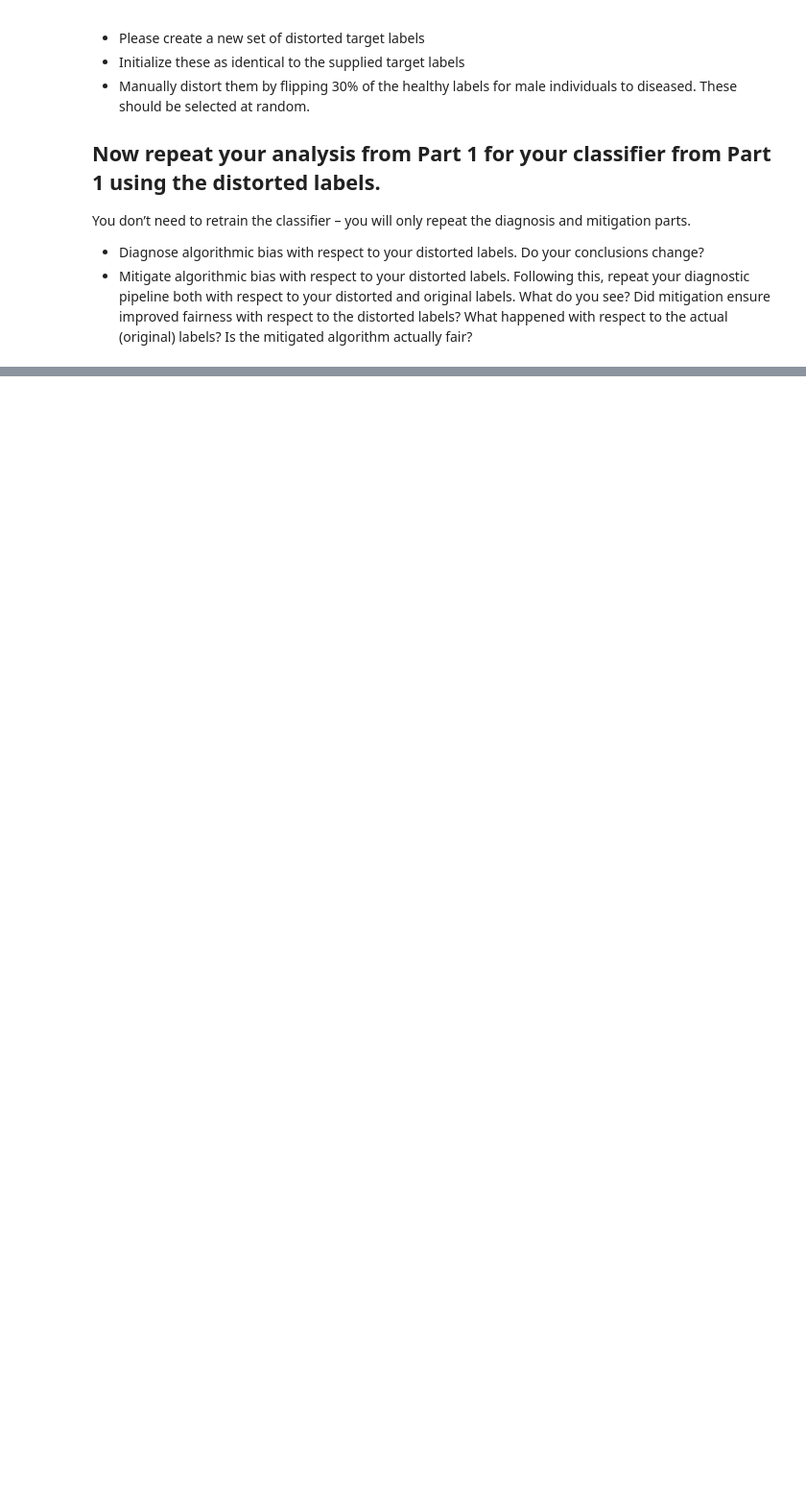
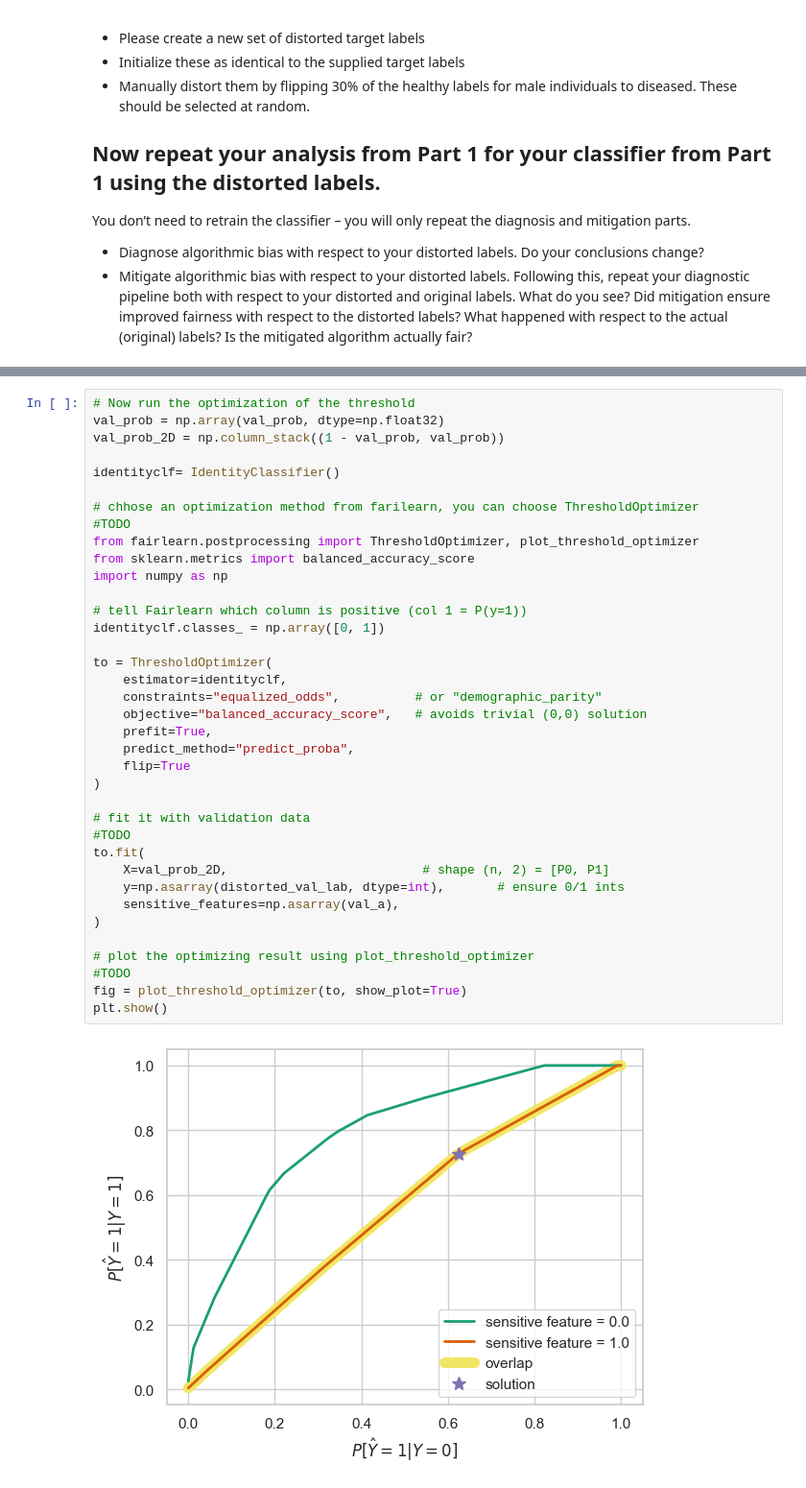
Before and after one commit to danielries/RAI_fairness_exercise, a Jupyter notebook: exercise.ipynb, the cells around one changed output, grey strips where cells are left out. Shown at 96% size. Cells and saved outputs as stored; diff of their text form; blank space fills up the shorter version.

```diff
--- a/exercise.ipynb
+++ b/exercise.ipynb
@@ -707,0 +847,39 @@ You don’t need to retrain the classifier – you will only repeat the diagnosi
+# %%
+# Now run the optimization of the threshold
+val_prob = np.array(val_prob, dtype=np.float32)
+val_prob_2D = np.column_stack((1 - val_prob, val_prob))
+
+identityclf= IdentityClassifier()
+
+# chhose an optimization method from farilearn, you can choose ThresholdOptimizer
+#TODO
+from fairlearn.postprocessing import ThresholdOptimizer, plot_threshold_optimizer
+from sklearn.metrics import balanced_accuracy_score
+import numpy as np
+
+# tell Fairlearn which column is positive (col 1 = P(y=1))
+identityclf.classes_ = np.array([0, 1])
+
+to = ThresholdOptimizer(
+    estimator=identityclf,
+    constraints="equalized_odds",          # or "demographic_parity"
+    objective="balanced_accuracy_score",   # avoids trivial (0,0) solution
+    prefit=True,
+    predict_method="predict_proba",
+    flip=True
+)
+
+# fit it with validation data
+#TODO
+to.fit(
+    X=val_prob_2D,                          # shape (n, 2) = [P0, P1]
+    y=np.asarray(distorted_val_lab, dtype=int),       # ensure 0/1 ints
+    sensitive_features=np.asarray(val_a),
+)
+
+# plot the optimizing result using plot_threshold_optimizer
+#TODO
+fig = plot_threshold_optimizer(to, show_plot=True)
+plt.show()
+# %% [output]
+[figure, added]
```
Also changed, not shown: parts of 14 cells of this notebook.
